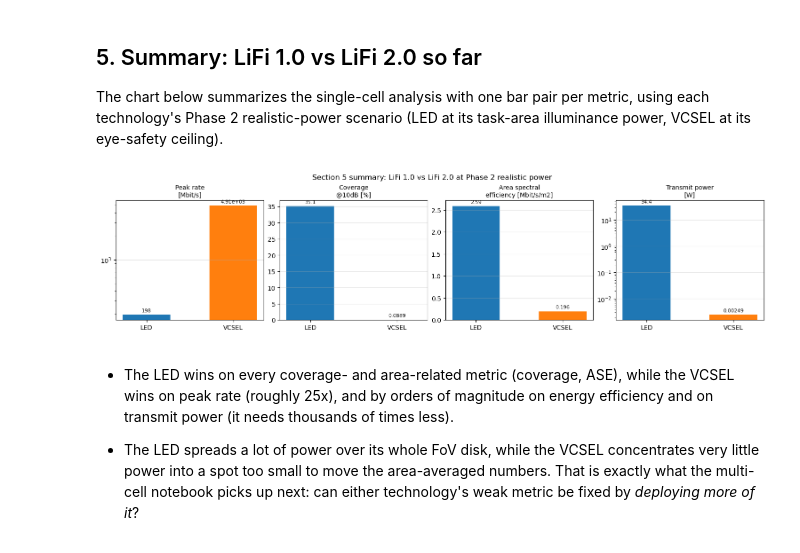
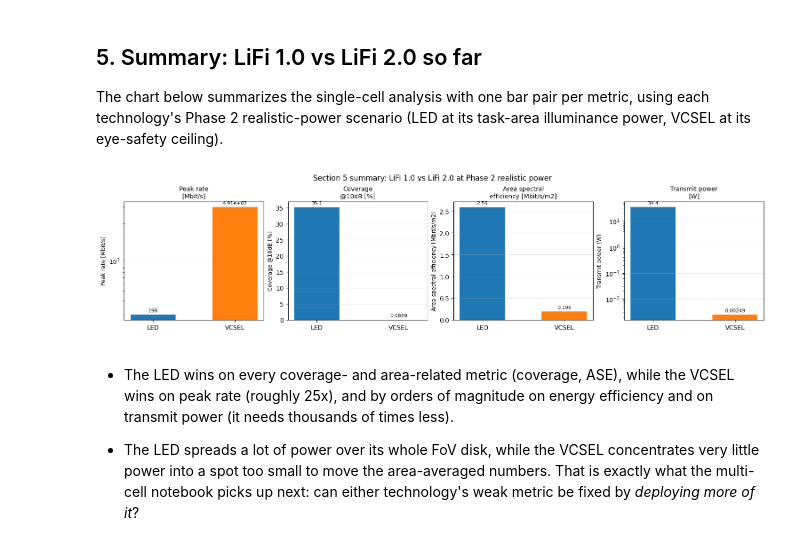
Before and after one commit to carolinalopezdelamadriz/lifi-comparative-analysis, a Jupyter notebook: single_cell_analysis.ipynb, the cells around one changed output. Saved outputs shown, nothing was run; the diff lists cells and outputs as text; code cells hidden in the pictures.

```diff
--- a/single_cell_analysis.ipynb
+++ b/single_cell_analysis.ipynb
@@ -822,23 +822,24 @@ The chart below summarizes the single-cell analysis with one bar pair per metric
 # %%
 fig, axes = plt.subplots(1, 4, figsize=(15, 3.6), constrained_layout=True)
 bar_specs = [
     ("Peak rate\n[Mbit/s]", np.nanmax(R_led_re) / 1e6, np.nanmax(R_vcsel_eyesafe) / 1e6, True),
     (f"Coverage\n@{GAMMA_TH_DB:.0f}dB [%]", 100 * cov_led_re.mean(), 100 * cov_vcsel_eyesafe_map.mean(), False),
     ("Area spectral\nefficiency [Mbit/s/m2]", spatial_ase(R_led_re) / 1e6, spatial_ase(R_vcsel_eyesafe) / 1e6, False),
     ("Transmit power\n[W]", PTX_LED_REALISTIC, PTX_VCSEL_EYESAFE, True),
 ]
 colors = ["tab:blue", "tab:orange"]
 for ax, (label, led_val, vcsel_val, log_scale) in zip(axes, bar_specs):
     bars = ax.bar(["LED", "VCSEL"], [led_val, vcsel_val], color=colors, width=0.55)
     if log_scale:
         ax.set_yscale("log")
     ax.set_title(label, fontsize=10)
+    ax.set_ylabel(label.replace("\n", " "), fontsize=9)
     ax.bar_label(bars, fmt="%.3g", fontsize=8, padding=3)
     ax.grid(alpha=.3, axis="y")
 fig.suptitle("Section 5 summary: LiFi 1.0 vs LiFi 2.0 at Phase 2 realistic power")
 plt.show()
 # %% [output]
-[figure, old version]
+[figure, new version]
 # %% [markdown]
 - The LED wins on every coverage- and area-related metric (coverage, ASE), while the VCSEL wins on peak rate (roughly 25x), and by orders of magnitude on energy efficiency and on transmit power (it needs thousands of times less).
 
```
Also changed, not shown: parts of 3 cells of this notebook, 3 other files.
